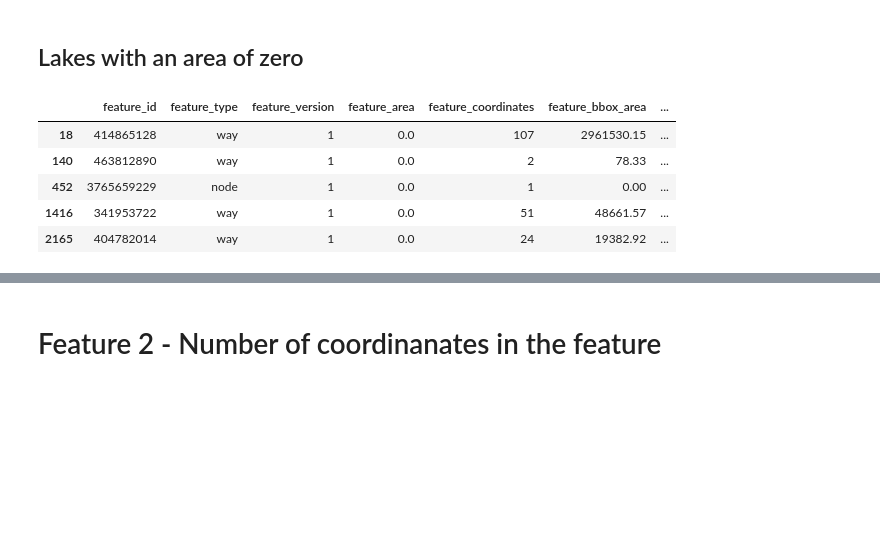
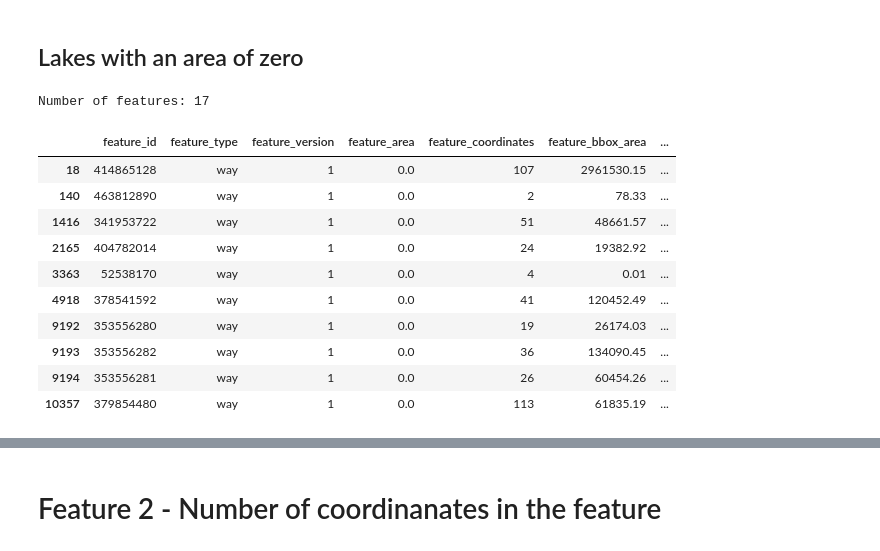
Before and after one commit to mapbox/osm-compare, a Jupyter notebook: notebooks/Save water.ipynb, the cells around one changed output, grey strips where cells are left out. Saved outputs shown, nothing was run; the diff lists cells and outputs as text; code cells hidden in the pictures; blank space fills up the shorter version.

```diff
--- a/notebooks/Save water.ipynb
+++ b/notebooks/Save water.ipynb
@@ -108,16 +108,23 @@ ax.set_yscale('log')
 [figure]
 # %% [markdown]
 ## Lakes with an area of zero
-# %%
-# Outliers: Lakes with area of zero.
-features[features['feature_area'] == 0].head()
-# %% [output]
-|  | feature_id | feature_type | feature_version | feature_area | feature_coordinates | feature_bbox_area | ... |
-| 18 | 414865128 | way | 1 | 0.0 | 107 | 2961530.15 | ... |
-| 140 | 463812890 | way | 1 | 0.0 | 2 | 78.33 | ... |
-| 452 | 3765659229 | node | 1 | 0.0 | 1 | 0.00 | ... |
-| 1416 | 341953722 | way | 1 | 0.0 | 51 | 48661.57 | ... |
-| 2165 | 404782014 | way | 1 | 0.0 | 24 | 19382.92 | ... |
+# %%
+temp = features[(features['feature_type'] == 'way') & (features['feature_area'] == 0)]
+print('Number of features: {}'.format(temp.shape[0]))
+temp.head(10)
+# %% [output]
+Number of features: 17
+|  | feature_id | feature_type | feature_version | feature_area | feature_coordinates | feature_bbox_area | ... |
+| 18 | 414865128 | way | 1 | 0.0 | 107 | 2961530.15 | ... |
+| 140 | 463812890 | way | 1 | 0.0 | 2 | 78.33 | ... |
+| 1416 | 341953722 | way | 1 | 0.0 | 51 | 48661.57 | ... |
+| 2165 | 404782014 | way | 1 | 0.0 | 24 | 19382.92 | ... |
+| 3363 | 52538170 | way | 1 | 0.0 | 4 | 0.01 | ... |
+| 4918 | 378541592 | way | 1 | 0.0 | 41 | 120452.49 | ... |
+| 9192 | 353556280 | way | 1 | 0.0 | 19 | 26174.03 | ... |
+| 9193 | 353556282 | way | 1 | 0.0 | 36 | 134090.45 | ... |
+| 9194 | 353556281 | way | 1 | 0.0 | 26 | 60454.26 | ... |
+| 10357 | 379854480 | way | 1 | 0.0 | 113 | 61835.19 | ... |
 # %% [markdown]
 - Feature: http://www.openstreetmap.org/way/414865128
 - Area of the lake is `0` as the way is un-closed.
```
Also changed, not shown: parts of 12 cells of this notebook, 1 other file.
